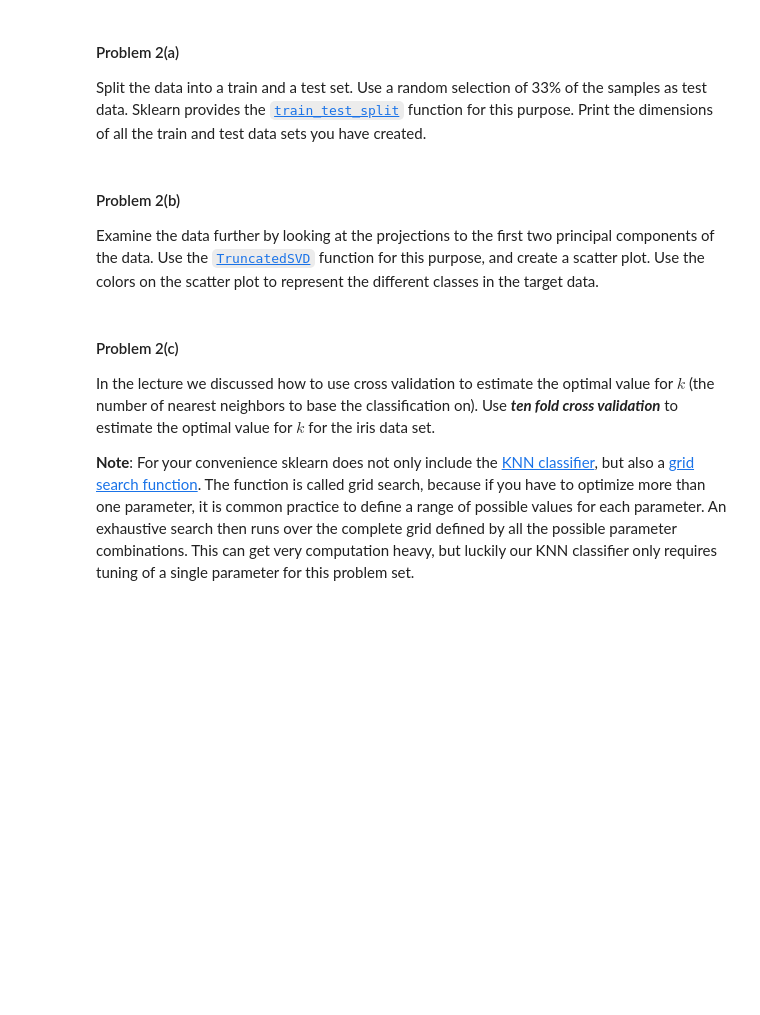
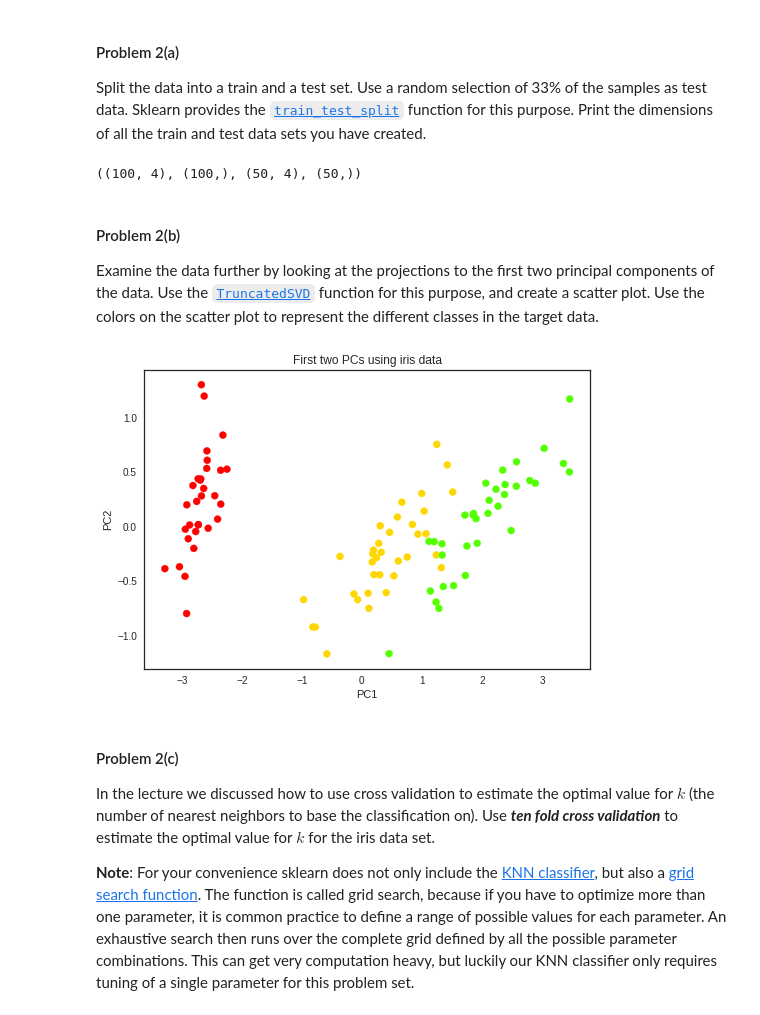
Before and after one commit to ShichengChen/cs109, a Jupyter notebook: 2014-master/homework/HW3.ipynb, the cells around one changed output. Cells and saved outputs as stored; diff of their text form; code cells hidden in the pictures; blank space fills up the shorter version.

```diff
--- a/2014-master/homework/HW3.ipynb
+++ b/2014-master/homework/HW3.ipynb
@@ -486,3 +484,12 @@ Split the data into a train and a test set. Use a random selection of 33% of the
+# %%
+itrain,itest = train_test_split(range(150), test_size=0.33, random_state=42)
+xtrain= X[itrain]
+ytrain = Y[itrain]
+xtest= X[itest]
+ytest = Y[itest]
+xtrain.shape,ytrain.shape,xtest.shape,ytest.shape
+# %% [output]
+((100, 4), (100,), (50, 4), (50,))
 # %% [markdown]
 #### Problem 2(b)
 
@@ -492,3 +497,16 @@ Examine the data further by looking at the projections to the first two principa
+# %%
+from sklearn.decomposition import TruncatedSVD
+svd = sklearn.decomposition.TruncatedSVD(n_components=2)
+xtrain_centered = xtrain - np.mean(xtrain, axis=0)
+X_2d = svd.fit_transform(xtrain_centered)
+sns.set_style('white')
+plt.scatter(X_2d[:,0], X_2d[:,1], c=ytrain, s = 50, cmap=plt.cm.prism)
+plt.xlabel('PC1')
+plt.ylabel('PC2')
+plt.title('First two PCs using iris data')
+plt.show()
+# %% [output]
+[figure, added]
 # %% [markdown]
 #### Problem 2(c)
 
```
Also changed, not shown: parts of 12 cells of this notebook, 3 other files.
